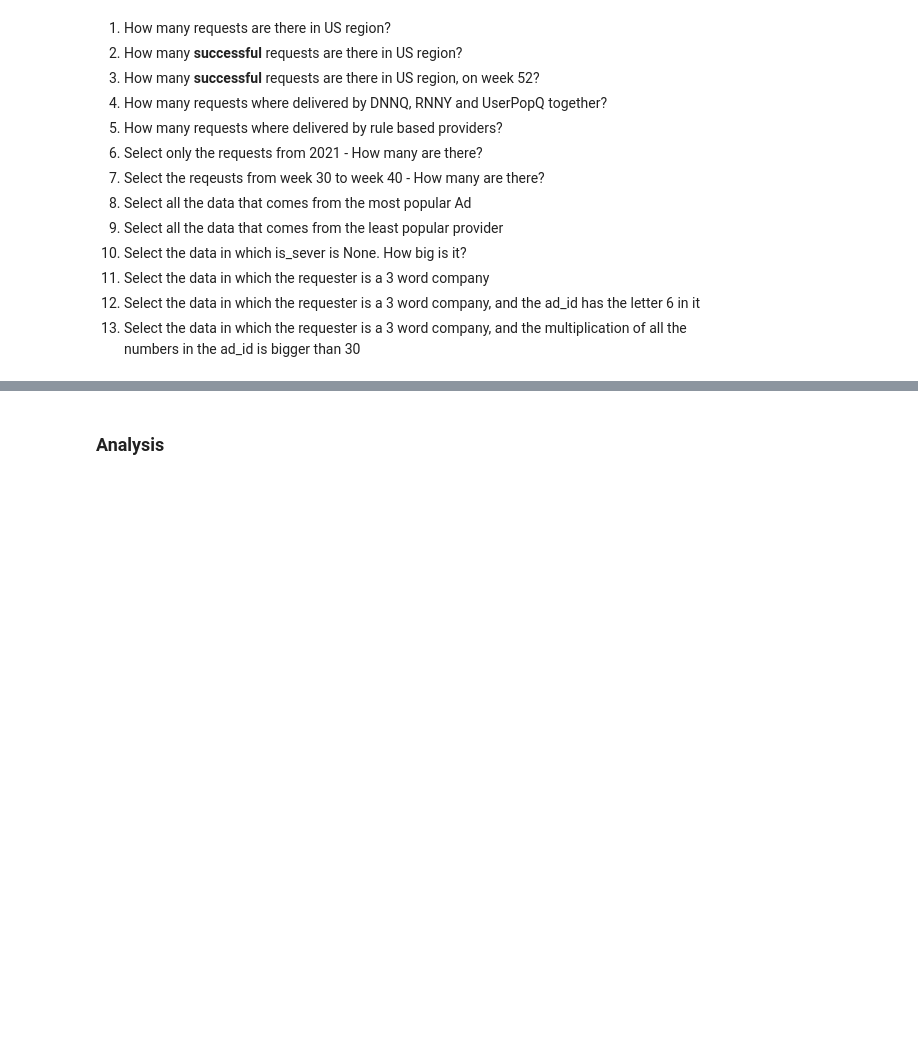
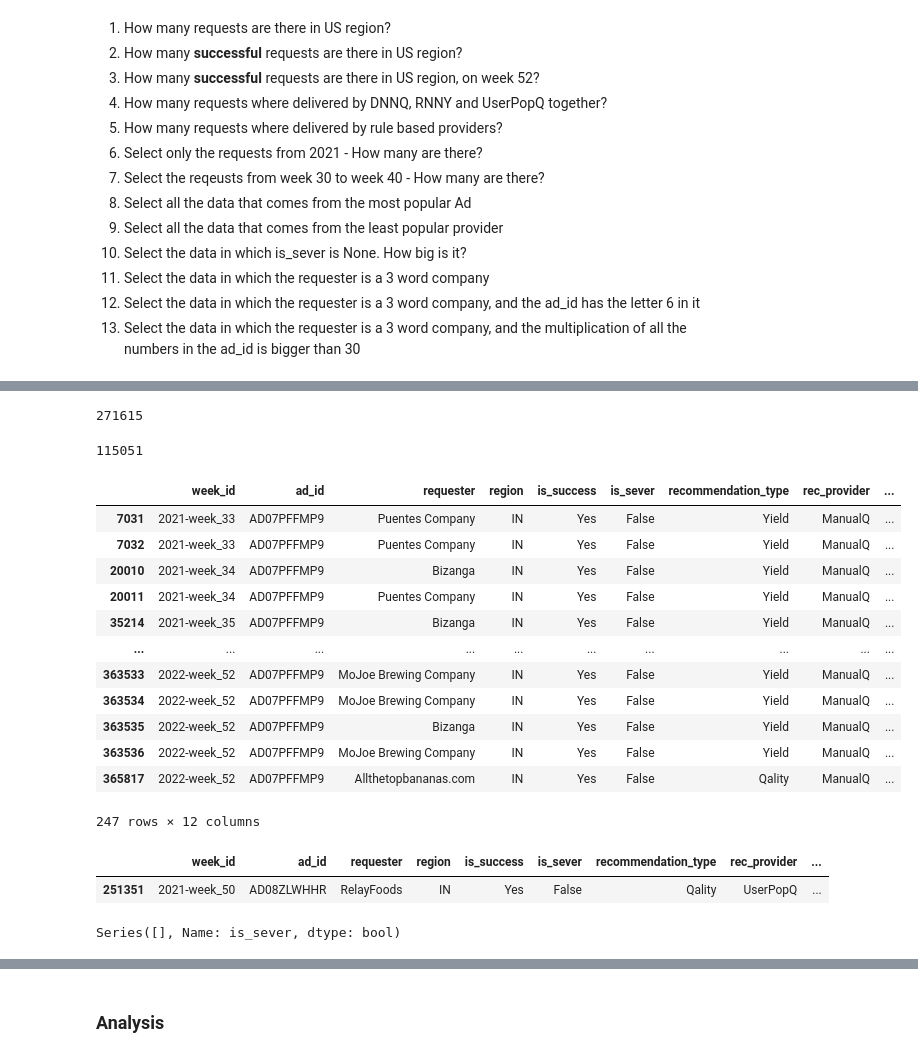
Before and after one commit to lior15/PythonDataScienceHandbook, a Jupyter notebook: Exercises/Data analysis - Final assignment Solution.ipynb, the cells around one changed output, grey strips where cells are left out. Cells and saved outputs as stored; diff of their text form; code cells hidden in the pictures; blank space fills up the shorter version.

Commit message:
data modification

```diff
--- a/Exercises/Data analysis - Final assignment Solution.ipynb
+++ b/Exercises/Data analysis - Final assignment Solution.ipynb
@@ -145,0 +259,40 @@ For example:
+# %%
+# q6 Select only the requests from 2021 - How many are there?
+ad_recs_annotated.query('year == 2021').year.count()
+# %% [output]
+271615
+# %%
+# q7 Select the reqeusts from week 30 to week 40 - How many are there?
+ad_recs_annotated.query('week_number >= 30 & week_number<=40').week_number.count()
+# %% [output]
+115051
+# %%
+# q8 Select all the data that comes from the most popular Ad
+most_pop_ad = ad_recs_annotated.ad_id.value_counts().idxmax()
+ad_recs_annotated.query('ad_id == @most_pop_ad')
+# %% [output]
+|  | week_id | ad_id | requester | region | is_success | is_sever | recommendation_type | rec_provider | ... |
+| 7031 | 2021-week_33 | AD07PFFMP9 | Puentes Company | IN | Yes | False | Yield | ManualQ | ... |
+| 7032 | 2021-week_33 | AD07PFFMP9 | Puentes Company | IN | Yes | False | Yield | ManualQ | ... |
+| 20010 | 2021-week_34 | AD07PFFMP9 | Bizanga | IN | Yes | False | Yield | ManualQ | ... |
+| 20011 | 2021-week_34 | AD07PFFMP9 | Puentes Company | IN | Yes | False | Yield | ManualQ | ... |
+| 35214 | 2021-week_35 | AD07PFFMP9 | Bizanga | IN | Yes | False | Yield | ManualQ | ... |
+| ... | ... | ... | ... | ... | ... | ... | ... | ... | ... |
+| 363533 | 2022-week_52 | AD07PFFMP9 | MoJoe Brewing Company | IN | Yes | False | Yield | ManualQ | ... |
+| 363534 | 2022-week_52 | AD07PFFMP9 | MoJoe Brewing Company | IN | Yes | False | Yield | ManualQ | ... |
+| 363535 | 2022-week_52 | AD07PFFMP9 | Bizanga | IN | Yes | False | Yield | ManualQ | ... |
+| 363536 | 2022-week_52 | AD07PFFMP9 | MoJoe Brewing Company | IN | Yes | False | Yield | ManualQ | ... |
+| 365817 | 2022-week_52 | AD07PFFMP9 | Allthetopbananas.com | IN | Yes | False | Qality | ManualQ | ... |
+247 rows × 12 columns
+# %%
+# q9 Select all the data that comes from the least popular provider
+least_pop_ad = ad_recs_annotated.ad_id.value_counts().idxmin()
+ad_recs_annotated.query('ad_id == @least_pop_ad')
+# %% [output]
+|  | week_id | ad_id | requester | region | is_success | is_sever | recommendation_type | rec_provider | ... |
+| 251351 | 2021-week_50 | AD08ZLWHHR | RelayFoods | IN | Yes | False | Qality | UserPopQ | ... |
+# %%
+# q10 Select the data in which is_sever is None. How big is it?
+ad_recs_annotated['is_sever'][ad_recs_annotated['is_sever'] == "None"]
+# %% [output]
+Series([], Name: is_sever, dtype: bool)
```
Also changed, not shown: parts of 19 cells of this notebook.
